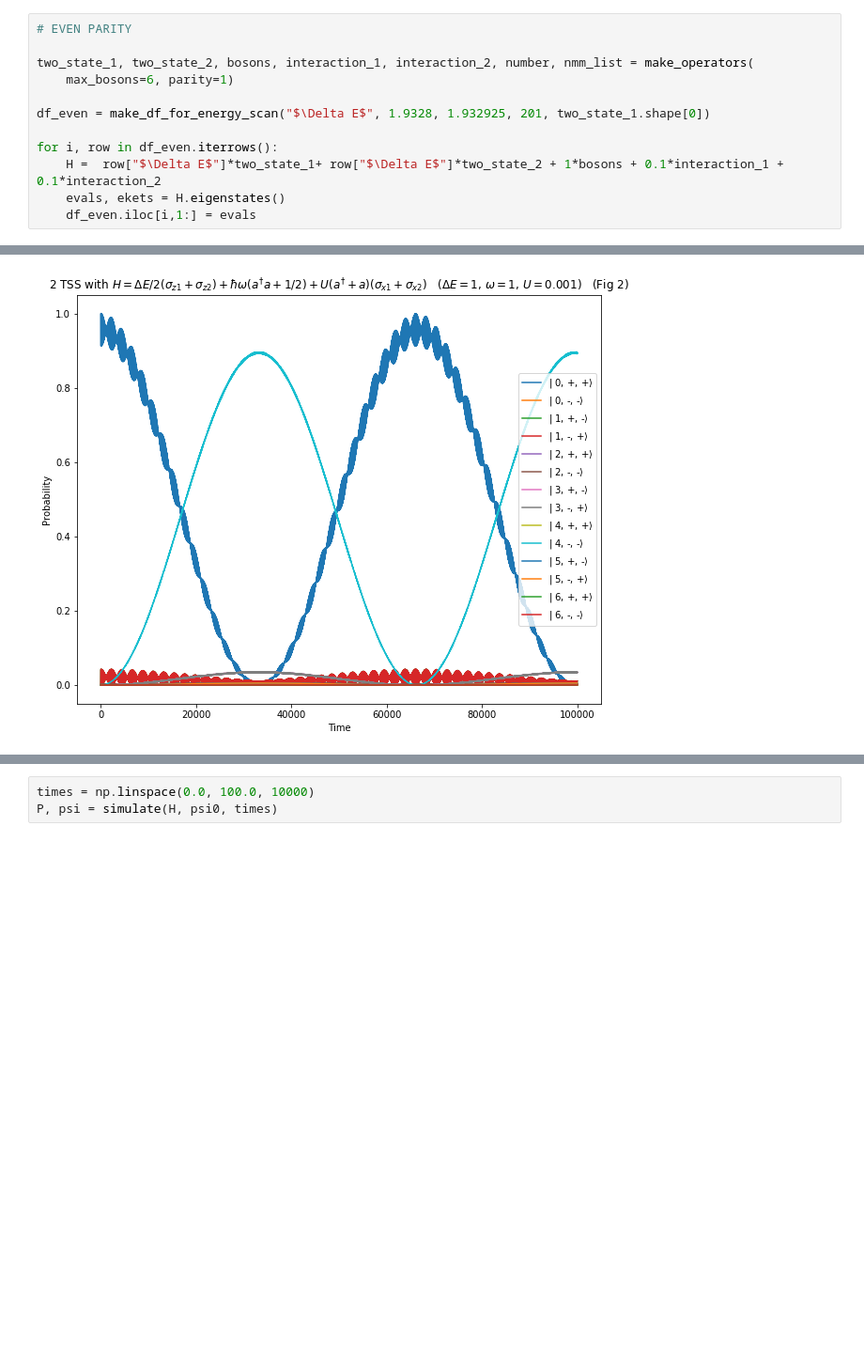
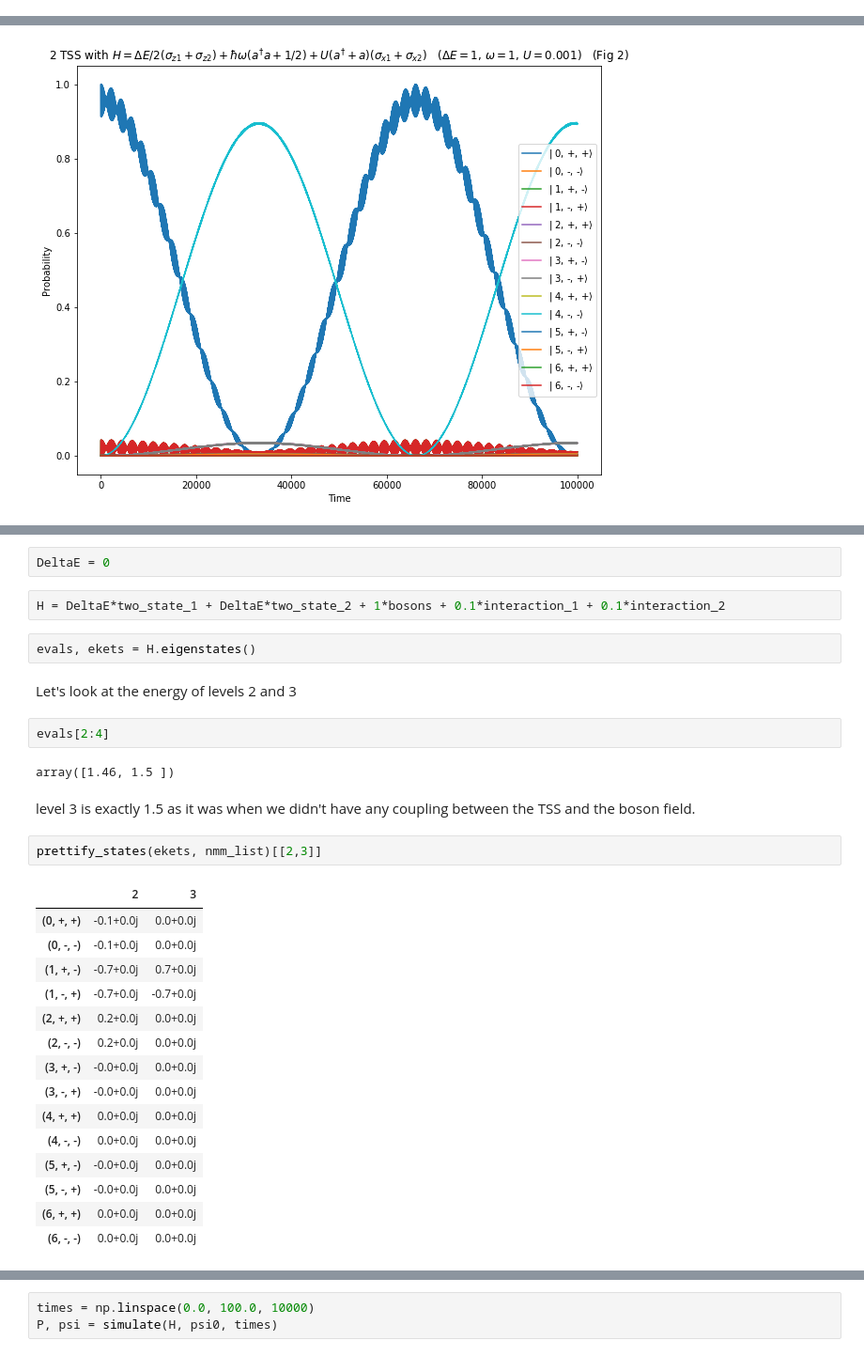
Before and after one commit to project-ida/two-state-quantum-systems, a Jupyter notebook: 05-excitation-transfer.ipynb, the cells around one changed output, grey strips where cells are left out. Shown at 94% size. Cells and saved outputs as stored; diff of their text form; blank space fills up the shorter version.

```diff
--- a/Untitled.ipynb
+++ b/05-excitation-transfer.ipynb
@@ -370,12 +387,0 @@ Let's see if we can simulation such down conversion just as we did in Fig 12 of
-# %%
-# EVEN PARITY
-
-two_state_1, two_state_2, bosons, interaction_1, interaction_2, number, nmm_list = make_operators(
-    max_bosons=6, parity=1)
-
-df_even = make_df_for_energy_scan("$\Delta E$", 1.9328, 1.932925, 201, two_state_1.shape[0])
-
-for i, row in df_even.iterrows():
-    H =  row["$\Delta E$"]*two_state_1+ row["$\Delta E$"]*two_state_2 + 1*bosons + 0.1*interaction_1 + 0.1*interaction_2
-    evals, ekets = H.eigenstates()
-    df_even.iloc[i,1:] = evals
@@ -426,0 +459,32 @@ Yes, we see down conversion. Note we see imperfections int he Rab oscillations b
+# %%
+DeltaE = 0
+# %%
+H = DeltaE*two_state_1 + DeltaE*two_state_2 + 1*bosons + 0.1*interaction_1 + 0.1*interaction_2
+# %%
+evals, ekets = H.eigenstates()
+# %% [markdown]
+Let's look at the energy of levels 2 and 3
+# %%
+evals[2:4]
+# %% [output]
+array([1.46, 1.5 ])
+# %% [markdown]
+level 3 is exactly 1.5 as it was when we didn't have any coupling between the TSS and the boson field.
+# %%
+prettify_states(ekets, nmm_list)[[2,3]]
+# %% [output]
+|  | 2 | 3 |
+| (0, +, +) | -0.1+0.0j | 0.0+0.0j |
+| (0, -, -) | -0.1+0.0j | 0.0+0.0j |
+| (1, +, -) | -0.7+0.0j | 0.7+0.0j |
+| (1, -, +) | -0.7+0.0j | -0.7+0.0j |
+| (2, +, +) | 0.2+0.0j | 0.0+0.0j |
+| (2, -, -) | 0.2+0.0j | 0.0+0.0j |
+| (3, +, -) | -0.0+0.0j | 0.0+0.0j |
+| (3, -, +) | -0.0+0.0j | 0.0+0.0j |
+| (4, +, +) | 0.0+0.0j | 0.0+0.0j |
+| (4, -, -) | 0.0+0.0j | 0.0+0.0j |
+| (5, +, -) | -0.0+0.0j | 0.0+0.0j |
+| (5, -, +) | -0.0+0.0j | 0.0+0.0j |
+| (6, +, +) | 0.0+0.0j | 0.0+0.0j |
+| (6, -, -) | 0.0+0.0j | 0.0+0.0j |
```
Also changed, not shown: parts of 39 cells of this notebook, 1 other file.
